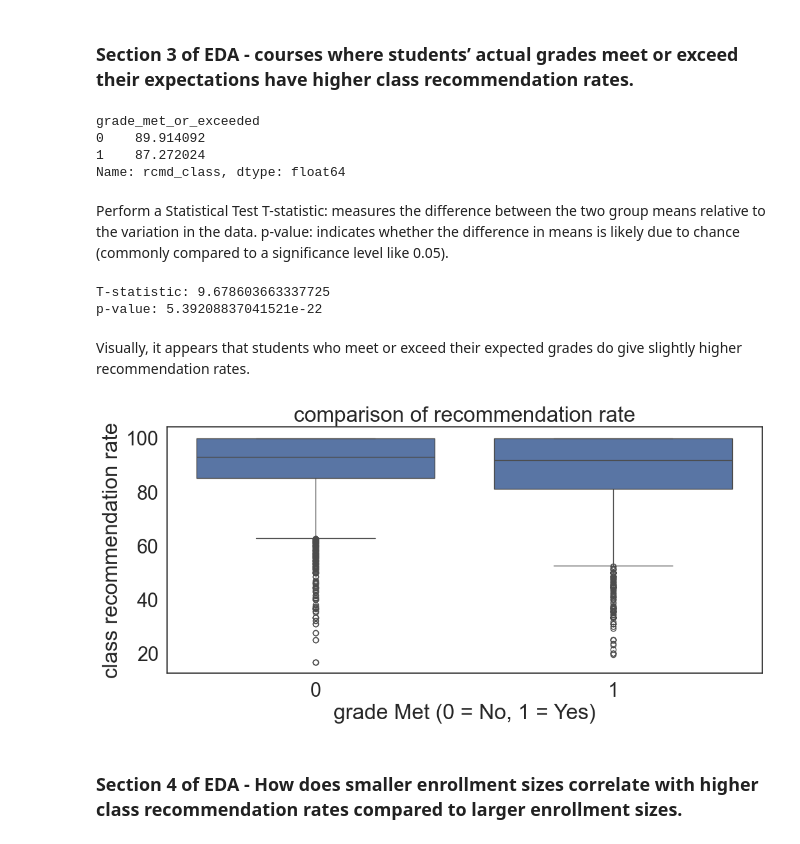
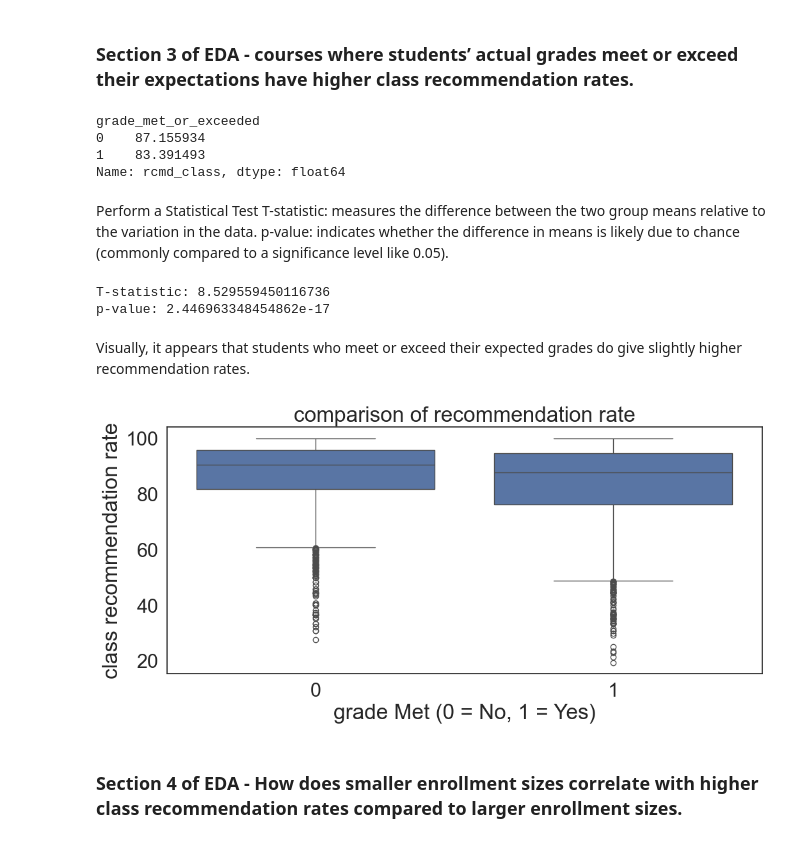
Before and after one commit to EllaW9/ucsd-stem-course-sentiment-study, a Jupyter notebook: EDACheckpoint_Group047_WI25.ipynb, the cells around one changed output. Drawn from its saved outputs; the diff is of its cells as text; code cells hidden in the pictures.

```diff
--- a/EDACheckpoint_Group047_WI25.ipynb
+++ b/EDACheckpoint_Group047_WI25.ipynb
@@ -102,13 +102,12 @@ sns.set(font_scale=2, style="white")
 import matplotlib as mpl
 import matplotlib.pyplot as plt
 import matplotlib.style as style
-# set plotting size parameter
-plt.rcParams['figure.figsize'] = (12, 5)
 
 import patsy
 import statsmodels.api as sm
 from scipy import stats
 from scipy.stats import ttest_ind
+
 # Load our data
 file_path = "data/CAPEs.tsv"
 df = pd.read_csv(file_path, sep="\t")
@@ -400,0 +403,22 @@ Notes:
+# %%
+# Define bins and labels
+bins = [0, 5, 10, float("inf")]
+labels = ['Low (0-5 hrs)', 'Medium (6-10 hrs)', 'High (11+ hrs)']
+
+# Categorize study hours
+cleaned_df_stem['workload_category'] = pd.cut(cleaned_df_stem['study_hr_wk'], bins=bins, labels=labels, right=True)
+
+# Compute mean recommendation rates per category
+mean_rcmd_rates = cleaned_df_stem.groupby('workload_category')['rcmd_class'].mean()
+
+# Display results
+print(mean_rcmd_rates)
+
+# Plot the results
+plt.figure(figsize=(8, 5))
+mean_rcmd_rates.plot(kind='bar', color=['blue', 'orange', 'red'], alpha=0.7)
+plt.xlabel("Workload Category (Study Hours per Week)")
+plt.ylabel("Mean Recommendation Rate")
+plt.title("Comparison of Mean Recommendation Rates by Workload Category")
+plt.xticks(rotation=-15)
+plt.show()
@@ -404,45 +441,45 @@ The OLS analysis confirms a weak but statistically significant negative correlat
 ### Section 3 of EDA - courses where students’ actual grades meet or exceed their expectations have higher class recommendation rates.
 # %%
 # Create an Indicator Column
-df_cleaned['grade_met_or_exceeded'] = np.where(
-    df_cleaned['avg_grade_rec'] >= df_cleaned['avg_grade_exp'], 1, 0
+cleaned_df_stem['grade_met_or_exceeded'] = np.where(
+    cleaned_df_stem['avg_grade_rec'] >= cleaned_df_stem['avg_grade_exp'], 1, 0
 )
 
-group_means = df_cleaned.groupby('grade_met_or_exceeded')['rcmd_class'].mean()
+group_means = cleaned_df_stem.groupby('grade_met_or_exceeded')['rcmd_class'].mean()
 print(group_means)
 # %% [output]
 grade_met_or_exceeded
-0    89.914092
-1    87.272024
+0    87.155934
+1    83.391493
 Name: rcmd_class, dtype: float64
 # %% [markdown]
 Perform a Statistical Test
 T-statistic: measures the difference between the two group means relative to the variation in the data.
 p-value: indicates whether the difference in means is likely due to chance (commonly compared to a significance level like 0.05).
 # %%
-group0 = df_cleaned[df_cleaned['grade_met_or_exceeded'] == 0]['rcmd_class'].dropna()
-group1 = df_cleaned[df_cleaned['grade_met_or_exceeded'] == 1]['rcmd_class'].dropna()
+group0 = cleaned_df_stem[cleaned_df_stem['grade_met_or_exceeded'] == 0]['rcmd_class'].dropna()
+group1 = cleaned_df_stem[cleaned_df_stem['grade_met_or_exceeded'] == 1]['rcmd_class'].dropna()
 
 t_stat, p_value = stats.ttest_ind(group0, group1, equal_var=False)
 print("T-statistic:", t_stat)
 print("p-value:", p_value)
 # %% [output]
-T-statistic: 9.678603663337725
-p-value: 5.39208837041521e-22
+T-statistic: 8.529559450116736
+p-value: 2.446963348454862e-17
 # %% [markdown]
 Visually, it appears that students who meet or exceed their expected grades do give slightly higher recommendation rates.
 # %%
 sns.boxplot(
     x='grade_met_or_exceeded',
     y='rcmd_class',
-    data=df_cleaned
+    data=cleaned_df_stem
 )
 plt.xlabel('grade Met (0 = No, 1 = Yes)')
 plt.ylabel('class recommendation rate')
 plt.title('comparison of recommendation rate')
 plt.show()
 # %% [output]
-[figure, old version]
+[figure, new version]
 # %% [markdown]
 ### Section 4 of EDA - How does smaller enrollment sizes correlate with higher class recommendation rates compared to larger enrollment sizes.
 # %% [markdown]
```
Also changed, not shown: parts of 15 cells of this notebook.
